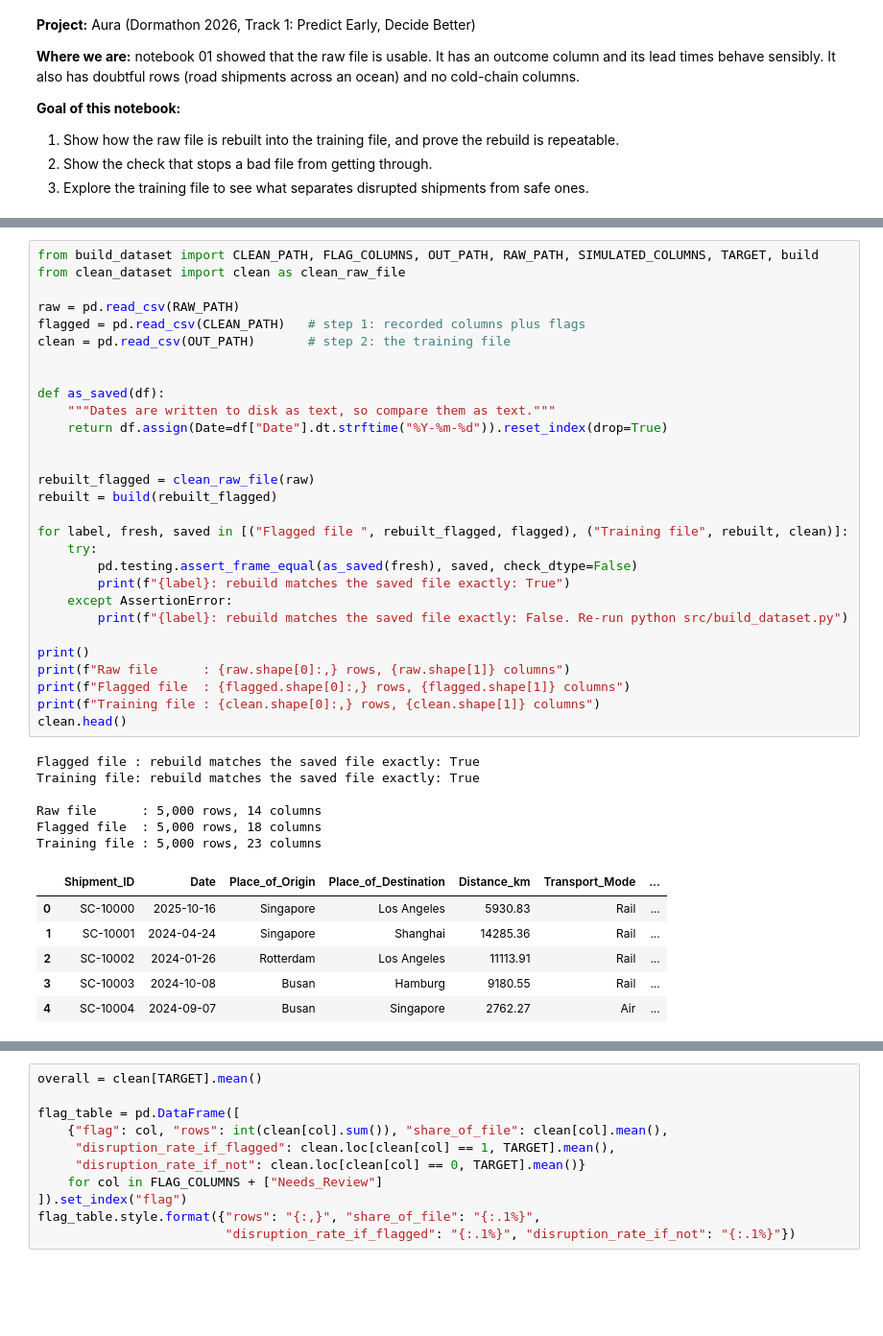
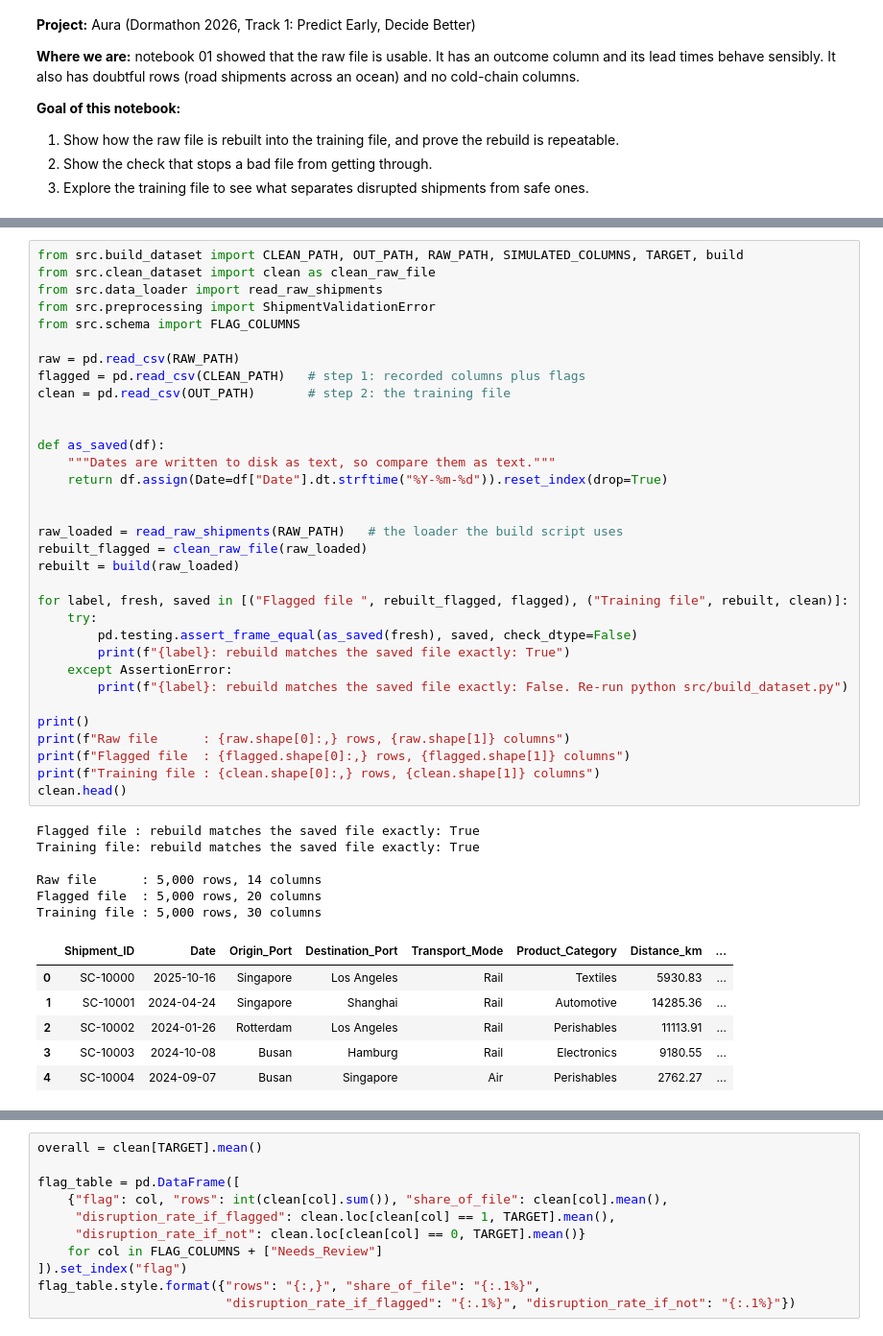
Before and after one commit to zunding19/Aura-LogiSmart, a Jupyter notebook: notebooks/02_data_cleaning_and_eda.ipynb, the cells around one changed output, grey strips where cells are left out. Shown at 96% size. Cells and saved outputs as stored; diff of their text form; blank space fills up the shorter version.

Commit message:
Update notebooks 01 to 05 for the merged 30-column dataset
Co-Authored-By: Claude Opus 5.5 <noreply@anthropic.com>

```diff
--- a/notebooks/02_data_cleaning_and_eda.ipynb
+++ b/notebooks/02_data_cleaning_and_eda.ipynb
@@ -60,47 +61,51 @@ The cleaning lives in two scripts, so anyone on the team can re-create the files
 
 Here we run the same code and confirm it gives exactly the two files saved in `data/processed/`. The simulated columns use a fixed random seed, so the result is the same every time.
 # %%
-from build_dataset import CLEAN_PATH, FLAG_COLUMNS, OUT_PATH, RAW_PATH, SIMULATED_COLUMNS, TARGET, build
-from clean_dataset import clean as clean_raw_file
+from src.build_dataset import CLEAN_PATH, OUT_PATH, RAW_PATH, SIMULATED_COLUMNS, TARGET, build
+from src.clean_dataset import clean as clean_raw_file
+from src.data_loader import read_raw_shipments
+from src.preprocessing import ShipmentValidationError
+from src.schema import FLAG_COLUMNS
 
 raw = pd.read_csv(RAW_PATH)
 flagged = pd.read_csv(CLEAN_PATH)   # step 1: recorded columns plus flags
 clean = pd.read_csv(OUT_PATH)       # step 2: the training file
 
 
 def as_saved(df):
     """Dates are written to disk as text, so compare them as text."""
     return df.assign(Date=df["Date"].dt.strftime("%Y-%m-%d")).reset_index(drop=True)
 
 
-rebuilt_flagged = clean_raw_file(raw)
-rebuilt = build(rebuilt_flagged)
+raw_loaded = read_raw_shipments(RAW_PATH)   # the loader the build script uses
+rebuilt_flagged = clean_raw_file(raw_loaded)
+rebuilt = build(raw_loaded)
 
 for label, fresh, saved in [("Flagged file ", rebuilt_flagged, flagged), ("Training file", rebuilt, clean)]:
     try:
         pd.testing.assert_frame_equal(as_saved(fresh), saved, check_dtype=False)
         print(f"{label}: rebuild matches the saved file exactly: True")
     except AssertionError:
         print(f"{label}: rebuild matches the saved file exactly: False. Re-run python src/build_dataset.py")
 
 print()
 print(f"Raw file      : {raw.shape[0]:,} rows, {raw.shape[1]} columns")
 print(f"Flagged file  : {flagged.shape[0]:,} rows, {flagged.shape[1]} columns")
 print(f"Training file : {clean.shape[0]:,} rows, {clean.shape[1]} columns")
 clean.head()
 # %% [output]
 Flagged file : rebuild matches the saved file exactly: True
 Training file: rebuild matches the saved file exactly: True
 
 Raw file      : 5,000 rows, 14 columns
-Flagged file  : 5,000 rows, 18 columns
-Training file : 5,000 rows, 23 columns
+Flagged file  : 5,000 rows, 20 columns
+Training file : 5,000 rows, 30 columns
-|  | Shipment_ID | Date | Place_of_Origin | Place_of_Destination | Distance_km | Transport_Mode | ... |
-| 0 | SC-10000 | 2025-10-16 | Singapore | Los Angeles | 5930.83 | Rail | ... |
-| 1 | SC-10001 | 2024-04-24 | Singapore | Shanghai | 14285.36 | Rail | ... |
-| 2 | SC-10002 | 2024-01-26 | Rotterdam | Los Angeles | 11113.91 | Rail | ... |
-| 3 | SC-10003 | 2024-10-08 | Busan | Hamburg | 9180.55 | Rail | ... |
-| 4 | SC-10004 | 2024-09-07 | Busan | Singapore | 2762.27 | Air | ... |
+|  | Shipment_ID | Date | Origin_Port | Destination_Port | Transport_Mode | Product_Category | Distance_km | ... |
+| 0 | SC-10000 | 2025-10-16 | Singapore | Los Angeles | Rail | Textiles | 5930.83 | ... |
+| 1 | SC-10001 | 2024-04-24 | Singapore | Shanghai | Rail | Automotive | 14285.36 | ... |
+| 2 | SC-10002 | 2024-01-26 | Rotterdam | Los Angeles | Rail | Perishables | 11113.91 | ... |
+| 3 | SC-10003 | 2024-10-08 | Busan | Hamburg | Rail | Electronics | 9180.55 | ... |
+| 4 | SC-10004 | 2024-09-07 | Busan | Singapore | Air | Perishables | 2762.27 | ... |
 # %% [markdown]
 ### 2. What changed, column by column
 
```
Also changed, not shown: parts of 18 cells of this notebook, 4 other files.
